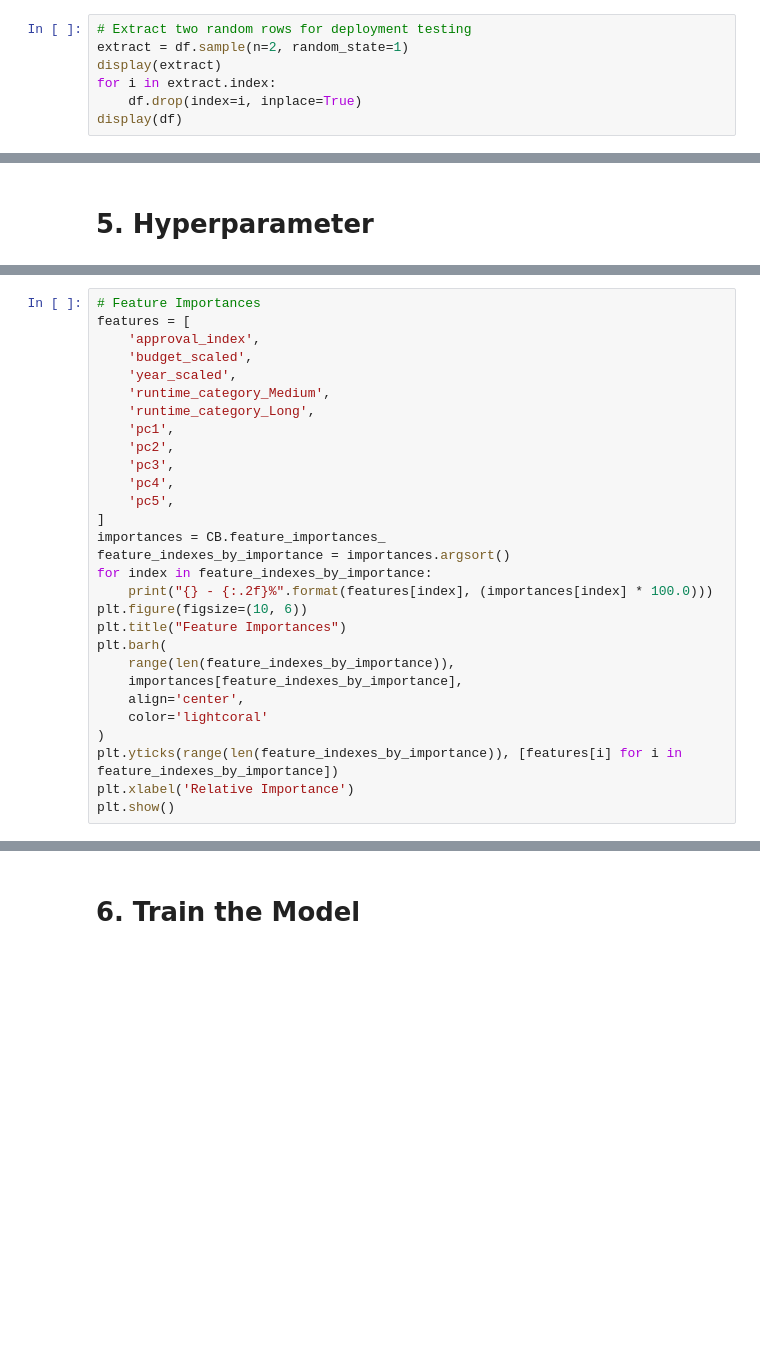
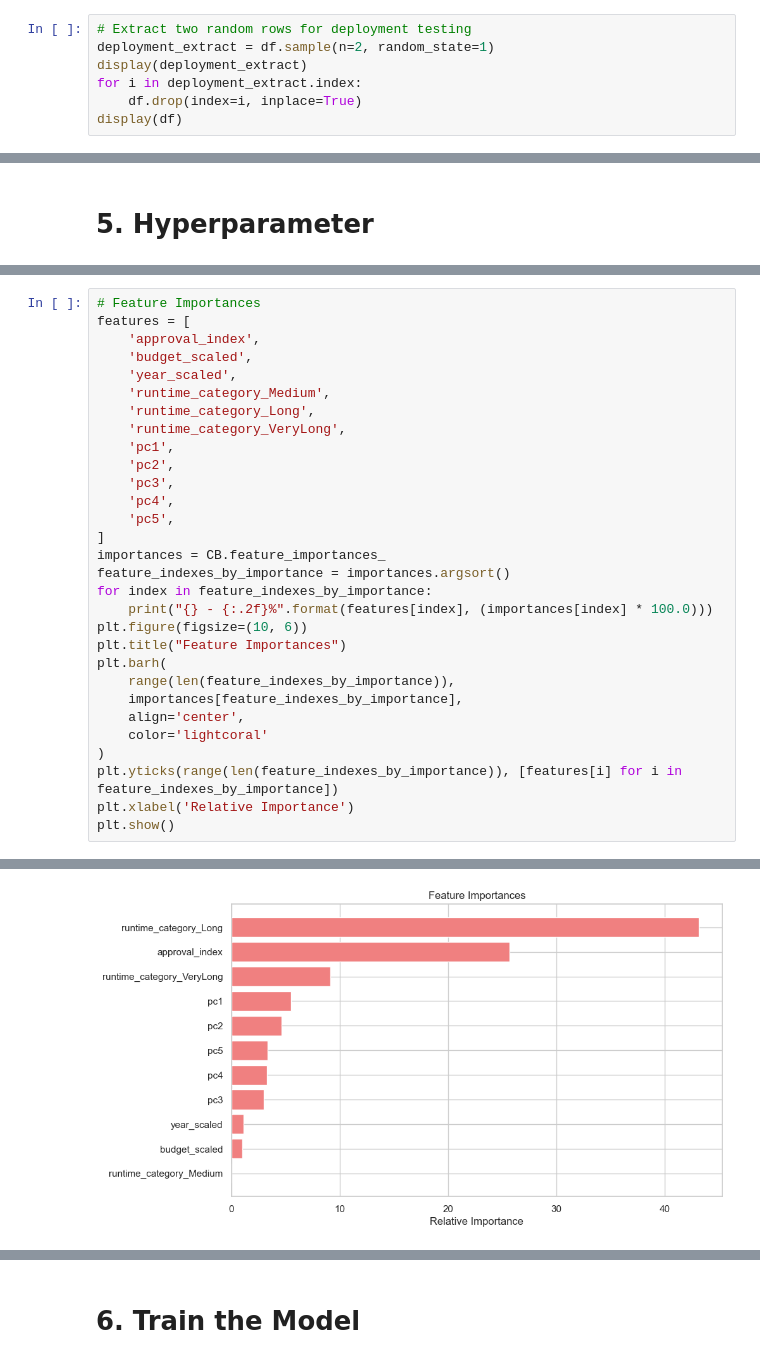
Before and after one commit to sofiaamihan/box-office-analyser, a Jupyter notebook: visuals.ipynb, the cells around one changed output, grey strips where cells are left out. Saved outputs shown, nothing was run; the diff lists cells and outputs as text; blank space fills up the shorter version.

Commit message:
Finalise visuals.ipynb

```diff
--- a/visuals.ipynb
+++ b/visuals.ipynb
@@ -33,7 +46,7 @@ display(df)
 # %%
 # Extract two random rows for deployment testing
-extract = df.sample(n=2, random_state=1)
-display(extract)
-for i in extract.index:
+deployment_extract = df.sample(n=2, random_state=1)
+display(deployment_extract)
+for i in deployment_extract.index:
     df.drop(index=i, inplace=True)
 display(df)
@@ -832,6 +1509,7 @@ features = [
     'year_scaled',
     'runtime_category_Medium',
     'runtime_category_Long',
+    'runtime_category_VeryLong',
     'pc1',
     'pc2',
     'pc3',
@@ -853,3 +1531,4 @@ plt.barh(
 plt.yticks(range(len(feature_indexes_by_importance)), [features[i] for i in feature_indexes_by_importance])
 plt.xlabel('Relative Importance')
 plt.show()
+# %% [output]
@@ -856,3 +1546,4 @@ plt.show()
+[figure, added]
 # %%
 # Hyperparameter Tuning alongside K-Fold Cross Validation
 start = time()
```
Also changed, not shown: parts of 60 cells of this notebook, 9 other files.
